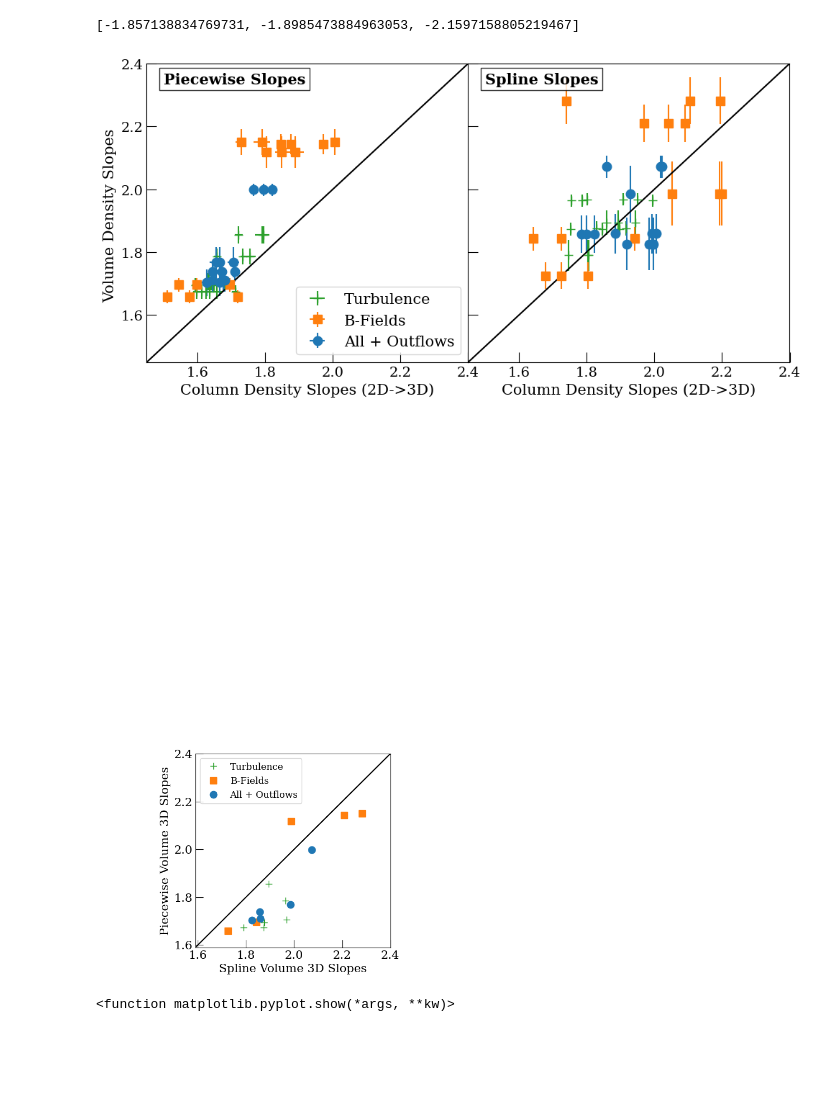
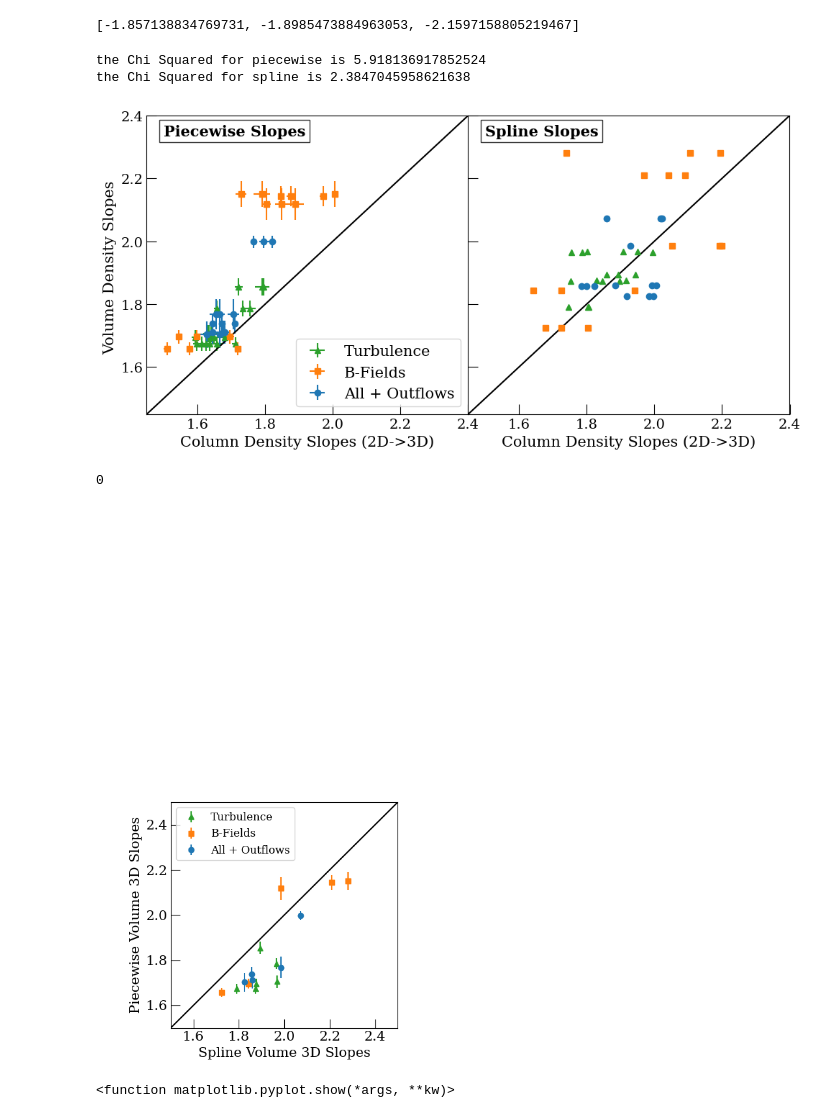
Before and after one commit to Kiihne/PDF-kiihne, a Jupyter notebook: full_pipeline.ipynb, the cells around one changed output. Cells and saved outputs as stored; diff of their text form; code cells hidden in the pictures; blank space fills up the shorter version.

Commit message:
updated with Chi Squared

```diff
--- a/full_pipeline.ipynb
+++ b/full_pipeline.ipynb
@@ -1810,9 +1810,9 @@ for ii in range(3):
         err_volPDF_gtm_full.append(err_volPDF_gtm[z])
         err_volPDF_gtmp_full.append(err_volPDF_gtmp[z])
 #ax[0].errorbar(piece_comparison_g,grav_3D_vol_full,color = 'C3',xerr=piece_comparison_err_g, yerr = grav_err_vol_full, fmt = '*', markersize = 9, label = 'Gravity ')
-ax[0].errorbar(piece_comparison_gt,turbulence_PDF_vol_full,color = 'C2',xerr=piece_comparison_err_gt,yerr = err_volPDF_gt_full, fmt = '+', markersize = 9, label = 'Turbulence')
-ax[0].errorbar(piece_comparison_gtm,mag_PDF_vol_full,color = 'C1',xerr=piece_comparison_err_gtm,yerr = err_volPDF_gtm_full, fmt = 's', markersize = 9, label = 'B-Fields')
-ax[0].errorbar(piece_comparison_gtmp,outflows_PDF_vol_full,color = 'C0', xerr=piece_comparison_err_gtmp,yerr = err_volPDF_gtmp_full, fmt = 'o', markersize = 9, label = 'All + Outflows')
+ax[0].errorbar(piece_comparison_gt,turbulence_PDF_vol_full,color = 'C2',xerr=piece_comparison_err_gt,yerr = err_volPDF_gt_full, fmt = '^', markersize = 6, label = 'Turbulence')
+ax[0].errorbar(piece_comparison_gtm,mag_PDF_vol_full,color = 'C1',xerr=piece_comparison_err_gtm,yerr = err_volPDF_gtm_full, fmt = 's', markersize = 6, label = 'B-Fields')
+ax[0].errorbar(piece_comparison_gtmp,outflows_PDF_vol_full,color = 'C0', xerr=piece_comparison_err_gtmp,yerr = err_volPDF_gtmp_full, fmt = 'o', markersize = 6, label = 'All + Outflows')
 ax[0].legend(loc = 'lower right',fontsize = 15)
 #plot bells and whistles
 if a == 0:
@@ -1829,9 +1829,9 @@ ax[0].tick_params(direction='in', which = 'minor', size =4)
 
 #the Spline section
 #ax[1].errorbar(spline_comparison_g,grav_3D_vol_full,color = 'C3', yerr = grav_err_vol_full, fmt = '*', markersize = 9)
-ax[1].errorbar(spline_comparison_gt,turbulence_3D_vol_spline_full,color = 'C2',yerr = turbulence_err_vol_spline_full, fmt = '+', markersize = 9)
-ax[1].errorbar(spline_comparison_gtm,mag_3D_vol_spline_full,color = 'C1',yerr = mag_err_vol_spline_full, fmt = 's', markersize = 9)
-ax[1].errorbar(spline_comparison_gtmp,outflows_3D_vol_spline_full,color = 'C0',yerr = outflows_err_vol_spline_full, fmt = 'o', markersize = 9)
+ax[1].errorbar(spline_comparison_gt,turbulence_3D_vol_spline_full,color = 'C2', fmt = '^', markersize = 6)
+ax[1].errorbar(spline_comparison_gtm,mag_3D_vol_spline_full,color = 'C1', fmt = 's', markersize = 6)
+ax[1].errorbar(spline_comparison_gtmp,outflows_3D_vol_spline_full,color = 'C0', fmt = 'o', markersize = 6)
 
 #marking trouble cases
 if num_runs == 1:
@@ -1856,7 +1856,14 @@ if num_runs == 1:
     ax[1].errorbar(spline_comparison_gt[0+snap],turbulence_3D_vol_spline_full[0+snap],color = 'black', fmt = '.', markersize = 7)
     ax[1].errorbar(spline_comparison_gt[6+snap],turbulence_3D_vol_spline_full[6+snap],color = 'black', fmt = '.', markersize = 7)
     ax[1].errorbar(spline_comparison_gt[12+snap],turbulence_3D_vol_spline_full[12+snap],color = 'black', fmt = '.', markersize = 7)
-
+#chi squared calculations
+chi_piecewise = 0
+chi_spline = 0
+for u in range(len(piece_comparison_gt)):
+    chi_piecewise = chi_piecewise + (piece_comparison_gt[u]-turbulence_PDF_vol_full[u])**2/turbulence_PDF_vol_full[u]**2+ (piece_comparison_gtm[u]-mag_PDF_vol_full[u])**2/mag_PDF_vol_full[u]**2+ (piece_comparison_gtmp[u]-outflows_PDF_vol_full[u])**2/outflows_PDF_vol_full[u]**2
+    chi_spline = chi_spline + (spline_comparison_gt[u]-turbulence_3D_vol_spline_full[u])**2/turbulence_3D_vol_spline_full[u]**2 + (spline_comparison_gtm[u]-mag_3D_vol_spline_full[u])**2/mag_3D_vol_spline_full[u]**2 + (spline_comparison_gtmp[u]-outflows_3D_vol_spline_full[u])**2/outflows_3D_vol_spline_full[u]**2
+print('the Chi Squared for piecewise is',chi_piecewise)
+print('the Chi Squared for spline is',chi_spline)
 ax[1].plot(x,y, color = 'black')
 ax[1].set_xlabel('Column Density Slopes (2D->3D)', size=15)
 ax[1].set_ylim(1.45,2.4)
@@ -1873,41 +1880,47 @@ if num_runs == 1:
 else:
     plt.savefig('pipeline/3D_slope_spline_pdFit.pdf', bbox_inches='tight', format = 'pdf')
 # %% [output]
+the Chi Squared for piecewise is 5.918136917852524
+the Chi Squared for spline is 2.3847045958621638
-[figure, old version]
+[figure, new version]
+# %%
+len(piece_comparison_gt)-len(turbulence_PDF_vol_full)
+# %% [output]
+0
 # %%
 #2D graph of piecewise and spline slopes
 #plot bells and whistles
 plt.figure(figsize = (4.5,4.5))
 #plot x = y line
-x=.1*np.linspace(0,90)
+x=.1*np.linspace(0,50)
 y=x
-plt.plot(x,y, color = 'black')
-plt.errorbar(turbulence_3D_vol,slope_volPDF_gt,color = 'C2', fmt = '+', markersize = 9, label = 'Turbulence')
-plt.errorbar(mag_3D_vol,slope_volPDF_gtm,color = 'C1', fmt = 's', markersize = 9, label = 'B-Fields')
-plt.errorbar(outflows_3D_vol,slope_volPDF_gtmp,color = 'C0',  fmt = 'o', markersize = 9, label = 'All + Outflows')
+plt.errorbar(x,y, color = 'black')
+plt.errorbar(turbulence_3D_vol,slope_volPDF_gt,yerr = err_volPDF_gt,color = 'C2', fmt = '^', markersize = 6, label = 'Turbulence')
+plt.errorbar(mag_3D_vol,slope_volPDF_gtm,yerr = err_volPDF_gtm,color = 'C1', fmt = 's', markersize = 6, label = 'B-Fields')
+plt.errorbar(outflows_3D_vol,slope_volPDF_gtmp,yerr = err_volPDF_gtmp,color = 'C0',  fmt = 'o', markersize = 6, label = 'All + Outflows')
 #mark specific percent case
 if num_runs == 1:
-    plt.errorbar(turbulence_3D_vol[snap],slope_volPDF_gt[snap],color = 'black', fmt = '.', markersize = 9)
-    plt.errorbar(mag_3D_vol[snap],slope_volPDF_gtm[snap],color = 'black', fmt = '.', markersize = 9)
-    plt.errorbar(outflows_3D_vol[snap],slope_volPDF_gtmp[snap],color = 'black', fmt = '.', markersize = 9)
+    plt.errorbar(turbulence_3D_vol[snap],slope_volPDF_gt[snap],yerr = err_volPDF_gt[snap],color = 'black', fmt = '.', markersize = 6)
+    plt.errorbar(mag_3D_vol[snap],slope_volPDF_gtm[snap],yerr = err_volPDF_gtm[snap],color = 'black', fmt = '.', markersize = 6)
+    plt.errorbar(outflows_3D_vol[snap],slope_volPDF_gtmp[snap],yerr = err_volPDF_gtmp[snap],color = 'black', fmt = '.', markersize = 6)
 
 #bells n whistles
 plt.xlabel('Spline Volume 3D Slopes', size=15)
 plt.ylabel('Piecewise Volume 3D Slopes', size=15)
-plt.ylim(1.59,2.4)
-plt.xlim(1.59,2.4)
+plt.ylim(1.5,2.5)
+plt.xlim(1.5,2.5)
 plt.annotate('3D Slopes', (1.2,3.75), color = 'black', fontsize =15, weight = 'bold',horizontalalignment='left',verticalalignment='center', textcoords='data', bbox=dict(facecolor='white', alpha=0.8))
 plt.tick_params(direction='in', which = 'major', size =10, labelsize = 15)
 plt.tick_params(direction='in', which = 'minor', size =4)
 plt.legend(loc = 'upper left',fontsize = 12)
 plt.tight_layout()
 
 if num_runs == 1:
     plt.savefig('pipeline/'+ perc +'per_pipeline/3D_spline_v_piecewise_'+ perc+'_percent_slope_spline_pdFit.pdf', bbox_inches='tight', format = 'pdf')
 else:
     plt.savefig('pipeline/3D_spline_v_piecewise.pdf', bbox_inches='tight', format = 'pdf')
 # %% [output]
-[figure, old version]
+[figure, new version]
 # %%
 #main plotting cell
 line = ('solid', 'dashed', 'dotted')
```
Also changed, not shown: parts of 2 cells of this notebook.
